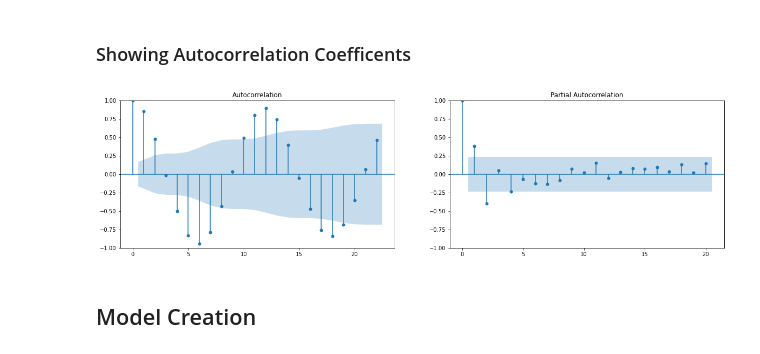
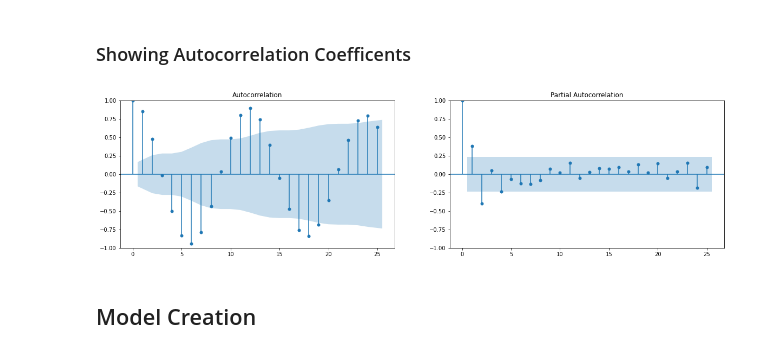
Before and after one commit to DaddCagnez/Data-Science-3, a Jupyter notebook: Time Series Roma.ipynb, the cells around one changed output. Cells and saved outputs as stored; diff of their text form; code cells hidden in the pictures.

```diff
--- a/Time Series Roma.ipynb
+++ b/Time Series Roma.ipynb
@@ -214,12 +214,12 @@ p-value: 1.0214854636723916e-16
 # %%
 lag_acf= acf(TempRo2, nlags = 140)
 lag_pacf= pacf(TempRo2, nlags = 70)
 fig, ax = plt.subplots(1,2,figsize =(20,5))
-plot_acf(lag_acf, ax=ax[0])
-plot_pacf(lag_pacf, lags=20, ax=ax[1])
+plot_acf(lag_acf, lags=25, ax=ax[0])
+plot_pacf(lag_pacf, lags=25, ax=ax[1])
 plt.show()
 # %% [output]
-[figure, old version]
+[figure, new version]
 # %% [markdown]
 ## Model Creation
 # %%
```
